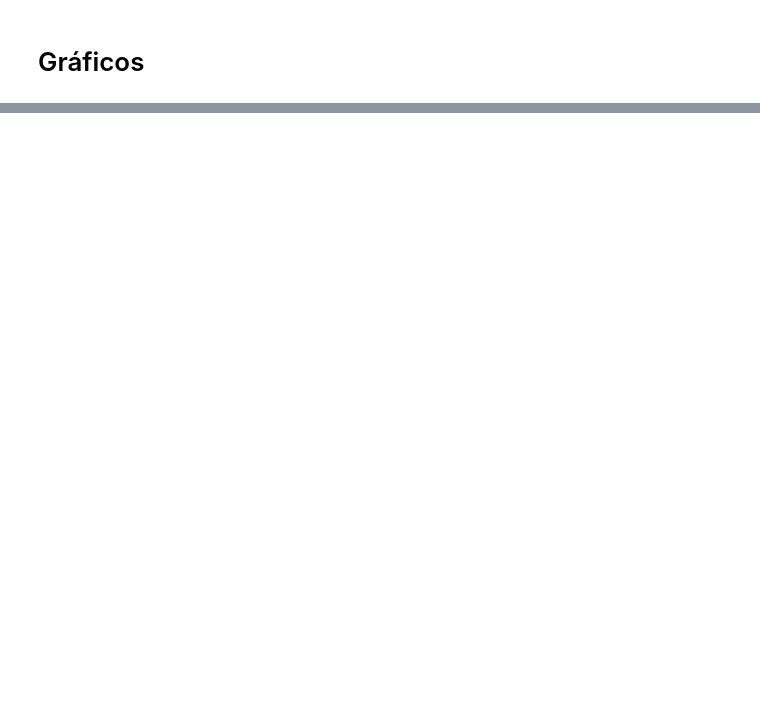
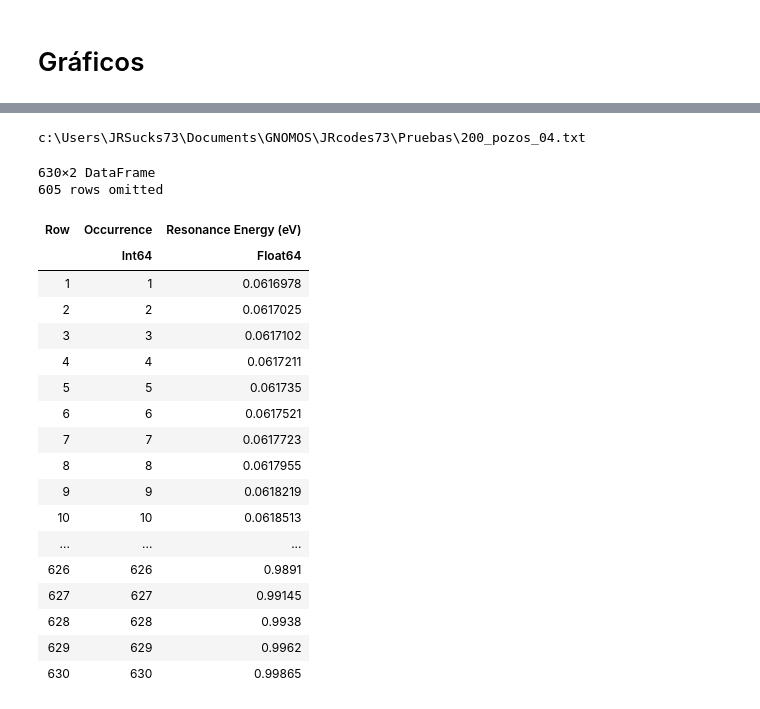
Before and after one commit to teresa-p-l/GNOMOS, a Jupyter notebook: JRcodes73/Bandas_anal/Bandas_analiticas.ipynb, the cells around one changed output, grey strips where cells are left out. Saved outputs shown, nothing was run; the diff lists cells and outputs as text; code cells hidden in the pictures; blank space fills up the shorter version.

```diff
--- a/JRcodes73/Bandas_anal/Bandas_analiticas.ipynb
+++ b/JRcodes73/Bandas_anal/Bandas_analiticas.ipynb
@@ -75,0 +90,39 @@ display(p2)
+# %%
+#################################
+# ESTO NO FUNCIONA BIEN TODAVIA #
+#################################
+function leer_archivo_csv(carpeta, archivo; usuario = "JRcodes73")
+    ruta = joinpath(@__DIR__, "..", carpeta, archivo)
+    ruta = normpath(ruta)
+    # l_ruta = length(archivo)
+    # posible_usuario = archivo[l_ruta-length(usuario):l_ruta-1]
+    # if posible_usuario == usuario
+    #     exit
+    # end
+    println(ruta)
+    data = CSV.read(ruta, DataFrame, header = 4)
+    return data
+end
+prueba = leer_archivo_csv("Pruebas", "200_pozos_04.txt")
+# %% [output]
+c:\Users\JRSucks73\Documents\GNOMOS\JRcodes73\Pruebas\200_pozos_04.txt
+630×2 DataFrame
+605 rows omitted
+| Row | Occurrence | Resonance Energy (eV) |
+|  | Int64 | Float64 |
+| 1 | 1 | 0.0616978 |
+| 2 | 2 | 0.0617025 |
+| 3 | 3 | 0.0617102 |
+| 4 | 4 | 0.0617211 |
+| 5 | 5 | 0.061735 |
+| 6 | 6 | 0.0617521 |
+| 7 | 7 | 0.0617723 |
+| 8 | 8 | 0.0617955 |
+| 9 | 9 | 0.0618219 |
+| 10 | 10 | 0.0618513 |
+| ... | ... | ... |
+| 626 | 626 | 0.9891 |
+| 627 | 627 | 0.99145 |
+| 628 | 628 | 0.9938 |
+| 629 | 629 | 0.9962 |
+| 630 | 630 | 0.99865 |
```
Also changed, not shown: parts of 7 cells of this notebook, 2 other files.
